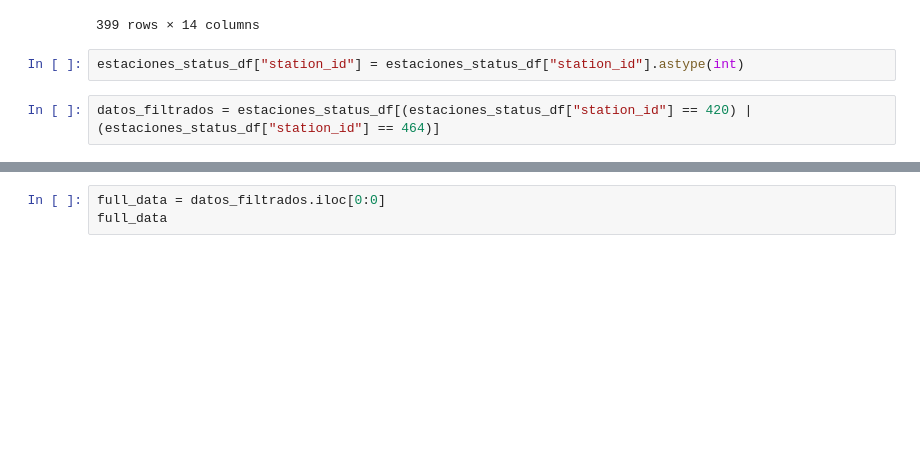
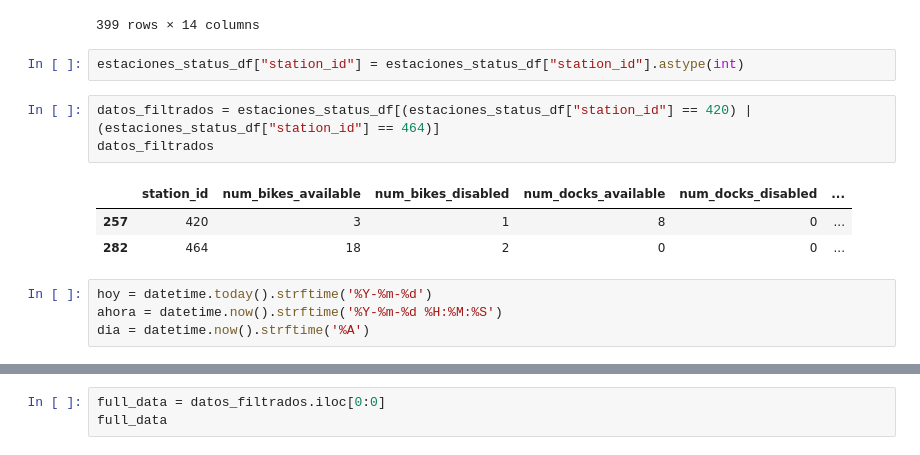
Before and after one commit to FedeGiovannetti/Eco_bici_Ciudad_Universitaria, a Jupyter notebook: Notebook-prueba.pynb.ipynb, the cells around one changed output, grey strips where cells are left out. Drawn from its saved outputs; the diff is of its cells as text; blank space fills up the shorter version.

Commit message:
Agrego dato de dia, hora, etc

```diff
--- a/Notebook-prueba.pynb.ipynb
+++ b/Notebook-prueba.pynb.ipynb
@@ -94,3 +95,12 @@ estaciones_status_df
 estaciones_status_df["station_id"] = estaciones_status_df["station_id"].astype(int)
 # %%
 datos_filtrados = estaciones_status_df[(estaciones_status_df["station_id"] == 420) | (estaciones_status_df["station_id"] == 464)]
+datos_filtrados
+# %% [output]
+|  | station_id | num_bikes_available | num_bikes_disabled | num_docks_available | num_docks_disabled | ... |
+| 257 | 420 | 3 | 1 | 8 | 0 | ... |
+| 282 | 464 | 18 | 2 | 0 | 0 | ... |
+# %%
+hoy = datetime.today().strftime('%Y-%m-%d')
+ahora = datetime.now().strftime('%Y-%m-%d %H:%M:%S')
+dia = datetime.now().strftime('%A')
```
Also changed, not shown: parts of 3 cells of this notebook, 3 other files.
